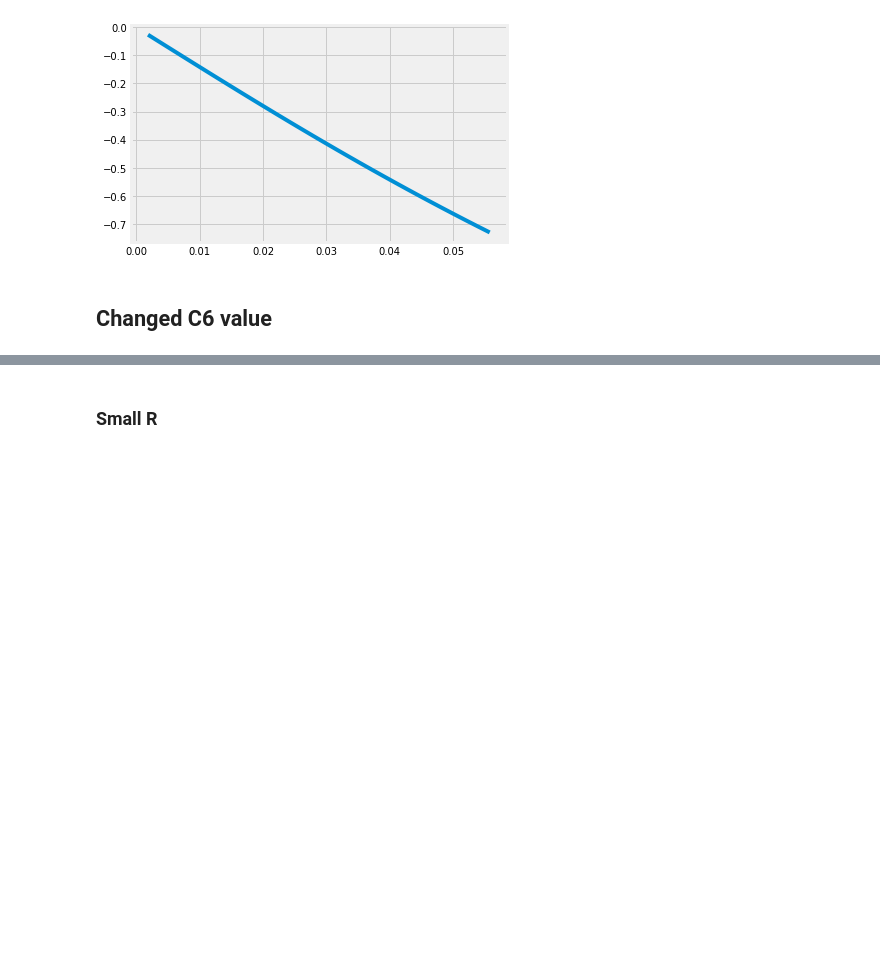
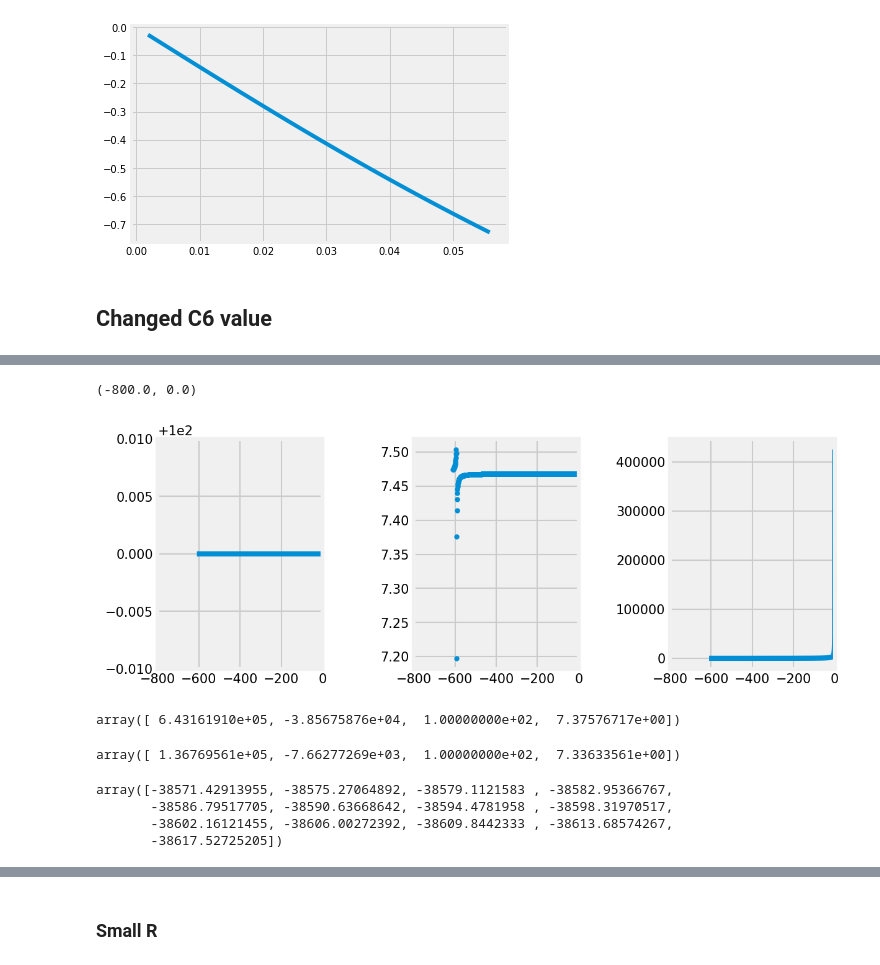
Before and after one commit to odell/vdw-nlo, a Jupyter notebook: 4He NLO Nonlocal.ipynb, the cells around one changed output, grey strips where cells are left out. Saved outputs shown, nothing was run; the diff lists cells and outputs as text; code cells hidden in the pictures; blank space fills up the shorter version.

```diff
--- a/4He NLO Nonlocal.ipynb
+++ b/4He NLO Nonlocal.ipynb
@@ -361,0 +249,17 @@ len(plus_results)
+# %%
+glo_refit_ndarray = np.array(glo_refit)
+plus_results = np.vstack((glo_refit_ndarray[ii], g_nlo_test[ii],test_results[ii].T)).T
+# %%
+fig, ax = plt.subplots(1, 3, figsize=(2*gr*h, h), dpi=150)
+fig.patch.set_facecolor('white')
+fig.tight_layout(w_pad=4)
+ax[0].plot(plus_results[:,1]/X, plus_results[:, 2])
+ax[0].set_ylim(99.99,100.01)
+ax[0].set_xlim(-800,0)
+ax[1].plot(plus_results[:,1]/X, plus_results[:, 3],'.')
+ax[1].set_xlim(-800,0)
+ax[2].plot(plus_results[:,1]/X,plus_results[:,0]/plus_results[:,1])
+ax[2].set_xlim(-800,0)
+# %% [output]
+(-800.0, 0.0)
+[figure, added]
@@ -361,0 +268,17 @@ len(plus_results)
+# %%
+ plus_results[717,:]
+# %% [output]
+array([ 6.43161910e+05, -3.85675876e+04,  1.00000000e+02,  7.37576717e+00])
+# %%
+ plus_results[195,:]
+# %% [output]
+array([ 1.36769561e+05, -7.66277269e+03,  1.00000000e+02,  7.33633561e+00])
+# %%
+g_nlo_refined = np.linspace(plus_results[717,1],plus_results[718,1],15)[1:-1]
+#g_nlo_refined = np.linspace(plus_results[409,1],-320*X,20)[1:-1]
+g_nlo_refined
+# %% [output]
+array([-38571.42913955, -38575.27064892, -38579.1121583 , -38582.95366767,
+       -38586.79517705, -38590.63668642, -38594.4781958 , -38598.31970517,
+       -38602.16121455, -38606.00272392, -38609.8442333 , -38613.68574267,
+       -38617.52725205])
```
Also changed, not shown: parts of 54 cells of this notebook, 19 other files.
